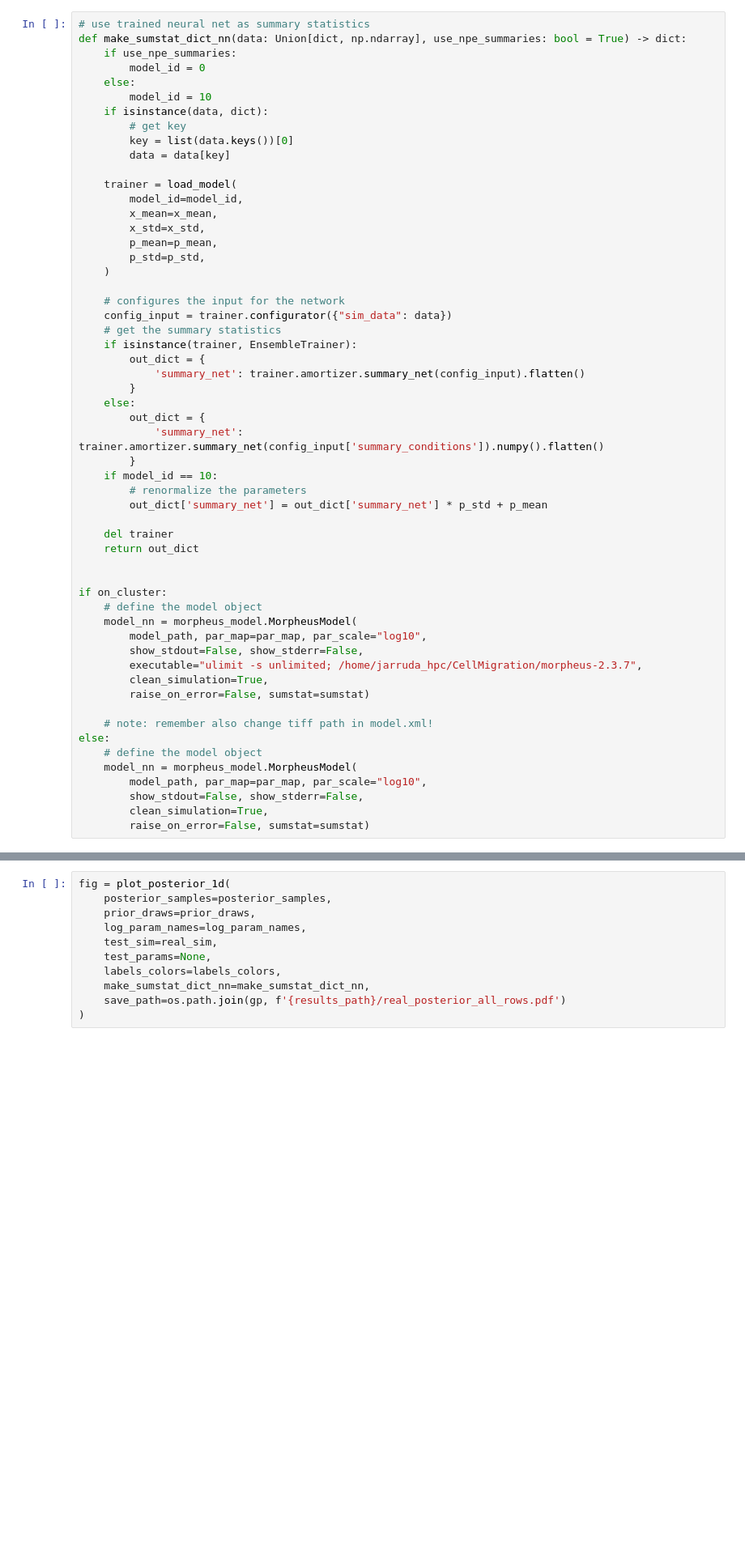
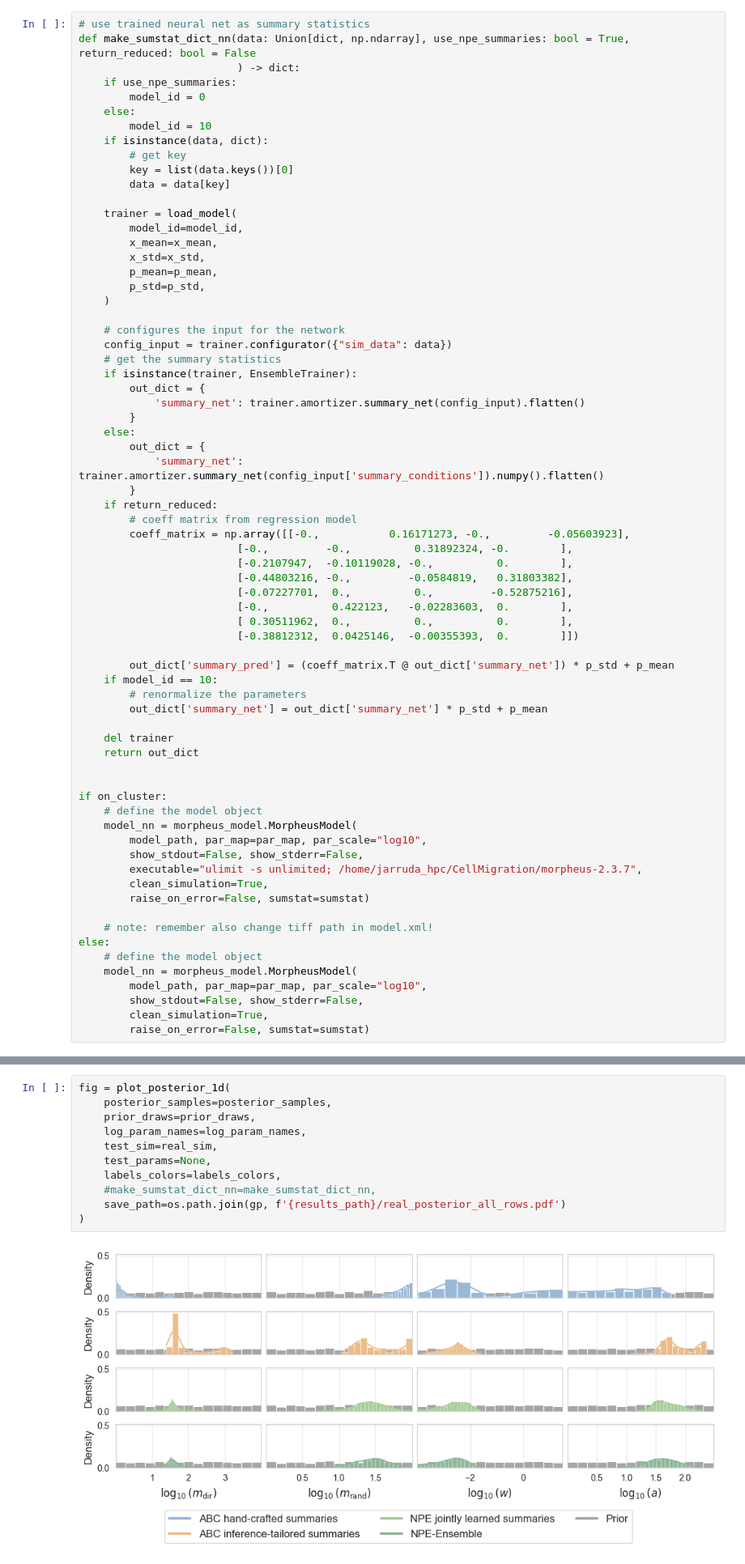
Before and after one commit to arrjon/CellMigration, a Jupyter notebook: experiments/cell_migration_real.ipynb, the cells around one changed output, grey strips where cells are left out. Shown: that part at 81% size. Saved outputs shown, nothing was run; the diff lists cells and outputs as text; blank space fills up the shorter version.

Commit message:
update posterior plot

```diff
--- a/experiments/cell_migration_real.ipynb
+++ b/experiments/cell_migration_real.ipynb
@@ -250,6 +261,7 @@ print('Mean and std of parameters:', p_mean, p_std)
 # %%
 # use trained neural net as summary statistics
-def make_sumstat_dict_nn(data: Union[dict, np.ndarray], use_npe_summaries: bool = True) -> dict:
+def make_sumstat_dict_nn(data: Union[dict, np.ndarray], use_npe_summaries: bool = True, return_reduced: bool = False
+                         ) -> dict:
     if use_npe_summaries:
         model_id = 0
     else:
@@ -278,6 +290,18 @@ def make_sumstat_dict_nn(data: Union[dict, np.ndarray], use_npe_summaries: bool
         out_dict = {
             'summary_net': trainer.amortizer.summary_net(config_input['summary_conditions']).numpy().flatten()
         }
+    if return_reduced:
+        # coeff matrix from regression model
+        coeff_matrix = np.array([[-0.,           0.16171273, -0.,         -0.05603923],
+                         [-0.,         -0.,          0.31892324, -0.        ],
+                         [-0.2107947,  -0.10119028, -0.,          0.        ],
+                         [-0.44803216, -0.,         -0.0584819,   0.31803382],
+                         [-0.07227701,  0.,          0.,         -0.52875216],
+                         [-0.,          0.422123,   -0.02283603,  0.        ],
+                         [ 0.30511962,  0.,          0.,          0.        ],
+                         [-0.38812312,  0.0425146,  -0.00355393,  0.        ]])
+
+        out_dict['summary_pred'] = (coeff_matrix.T @ out_dict['summary_net']) * p_std + p_mean
     if model_id == 10:
         # renormalize the parameters
         out_dict['summary_net'] = out_dict['summary_net'] * p_std + p_mean
@@ -390,14 +424,16 @@ labels = [labels_colors[name][0] for name in posterior_samples.keys()]
 # %%
 fig = plot_posterior_1d(
     posterior_samples=posterior_samples,
     prior_draws=prior_draws,
     log_param_names=log_param_names,
     test_sim=real_sim,
     test_params=None,
     labels_colors=labels_colors,
-    make_sumstat_dict_nn=make_sumstat_dict_nn,
+    #make_sumstat_dict_nn=make_sumstat_dict_nn,
     save_path=os.path.join(gp, f'{results_path}/real_posterior_all_rows.pdf')
 )
+# %% [output]
+[figure, added]
 # %%
 ordering = np.concatenate([[i,i+4, i+8, i+12] for i in range(4)])
 all_params = np.concatenate((posterior_samples['abc'],
```
Also changed, not shown: parts of 6 cells of this notebook, 19 other files.
